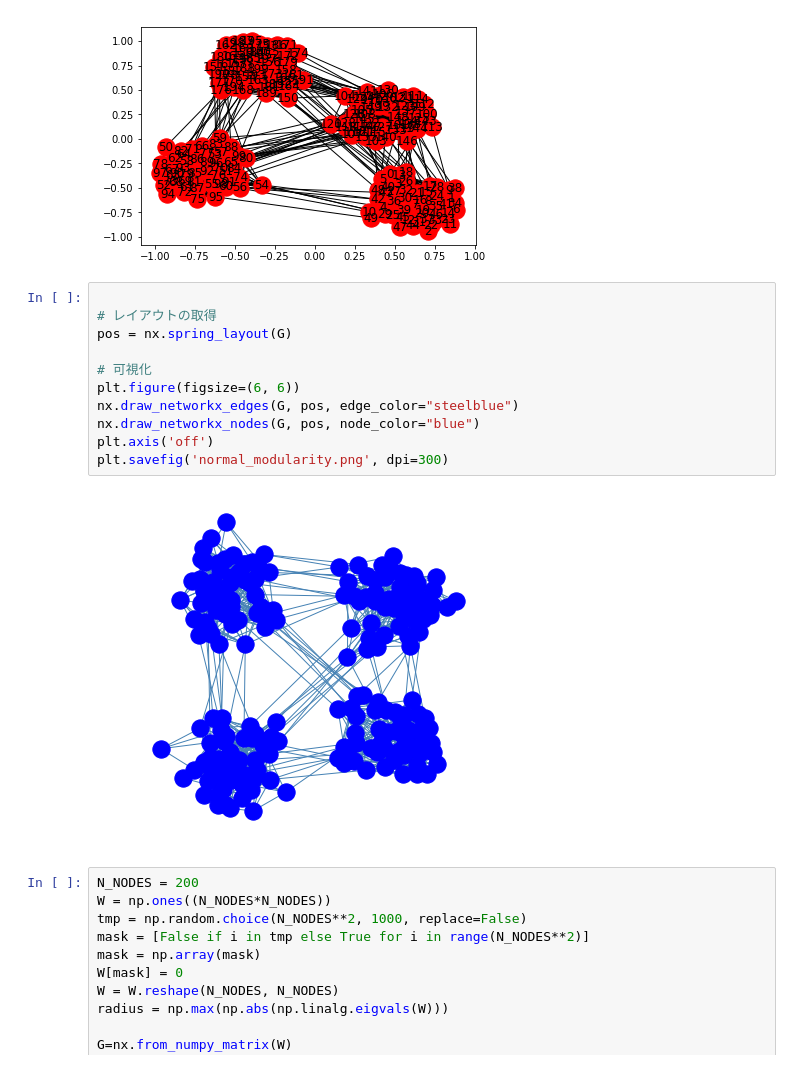
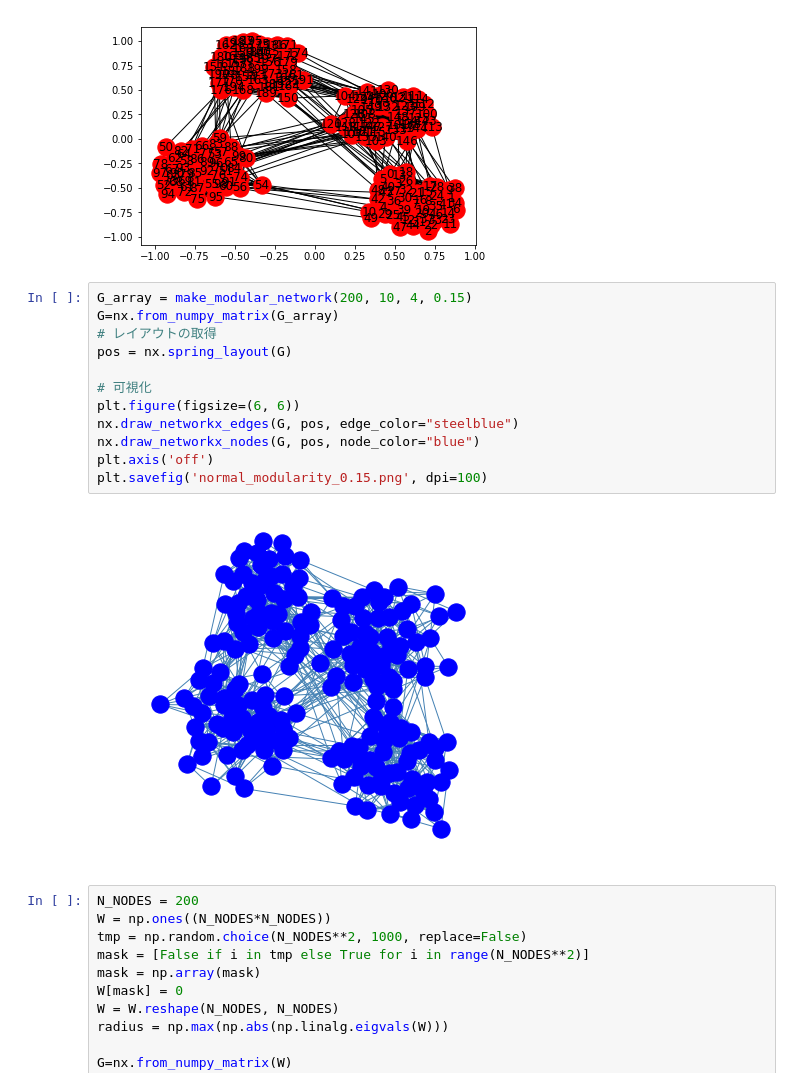
Before and after one commit to tripdancer0916/esn-network-neuroscience, a Jupyter notebook: modular-networks.ipynb, the cells around one changed output. Cells and saved outputs as stored; diff of their text form.

```diff
--- a/modular-networks.ipynb
+++ b/modular-networks.ipynb
@@ -167,18 +167,19 @@ nx.draw_networkx(G)
 # %% [output]
 [figure]
 # %%
-
+G_array = make_modular_network(200, 10, 4, 0.15)
+G=nx.from_numpy_matrix(G_array)
 # レイアウトの取得
 pos = nx.spring_layout(G)
 
 # 可視化
 plt.figure(figsize=(6, 6))
 nx.draw_networkx_edges(G, pos, edge_color="steelblue")
 nx.draw_networkx_nodes(G, pos, node_color="blue")
 plt.axis('off')
-plt.savefig('normal_modularity.png', dpi=300)
+plt.savefig('normal_modularity_0.15.png', dpi=100)
 # %% [output]
-[figure, old version]
+[figure, new version]
 # %%
 N_NODES = 200
 W = np.ones((N_NODES*N_NODES))
```
Also changed, not shown: 3 other files.
